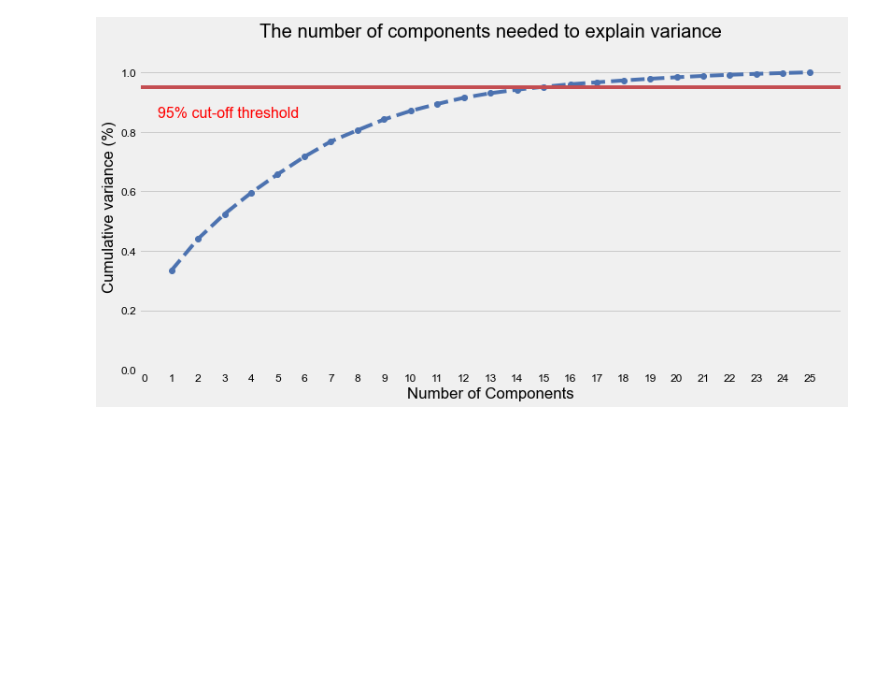
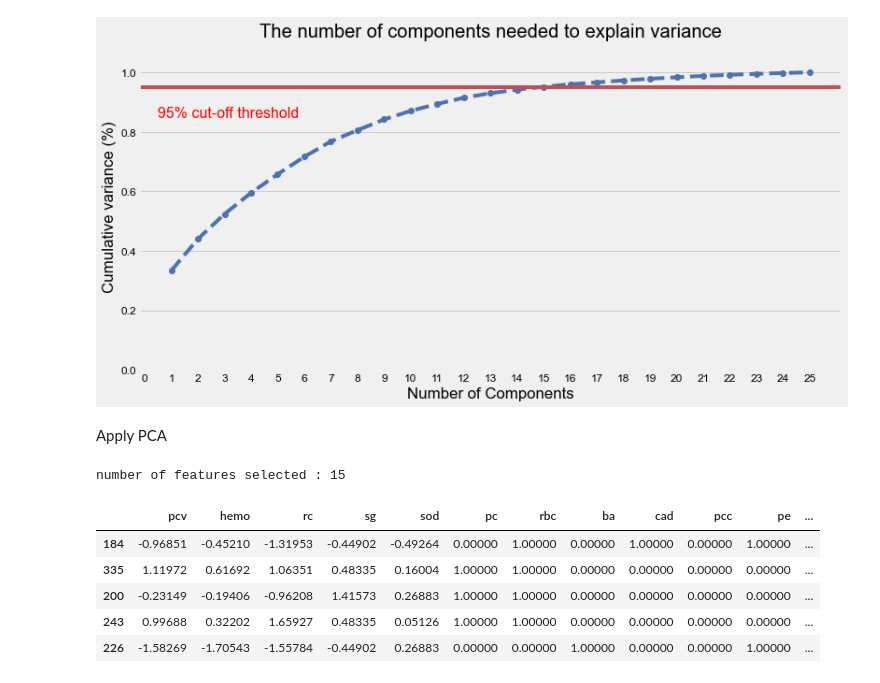
Before and after one commit to ybendou/mini-projet-ml-mce, a Jupyter notebook: explore/explore1.ipynb, the cells around one changed output. Saved outputs shown, nothing was run; the diff lists cells and outputs as text; code cells hidden in the pictures; blank space fills up the shorter version.

```diff
--- a/explore/explore1.ipynb
+++ b/explore/explore1.ipynb
@@ -144,3 +121,18 @@ ax.grid(axis='x')
 plt.show()
 # %% [output]
 [figure]
+# %% [markdown]
+Apply PCA
+# %%
+data_compressed = feature_selection(data,keep_features=False)
+# %% [output]
+number of features selected : 15
+# %%
+data_compressed.sample(5)
+# %% [output]
+|  | pcv | hemo | rc | sg | sod | pc | rbc | ba | cad | pcc | pe | ... |
+| 184 | -0.96851 | -0.45210 | -1.31953 | -0.44902 | -0.49264 | 0.00000 | 1.00000 | 0.00000 | 1.00000 | 0.00000 | 1.00000 | ... |
+| 335 | 1.11972 | 0.61692 | 1.06351 | 0.48335 | 0.16004 | 1.00000 | 1.00000 | 0.00000 | 0.00000 | 0.00000 | 0.00000 | ... |
+| 200 | -0.23149 | -0.19406 | -0.96208 | 1.41573 | 0.26883 | 1.00000 | 1.00000 | 0.00000 | 0.00000 | 0.00000 | 0.00000 | ... |
+| 243 | 0.99688 | 0.32202 | 1.65927 | 0.48335 | 0.05126 | 1.00000 | 1.00000 | 0.00000 | 0.00000 | 0.00000 | 0.00000 | ... |
+| 226 | -1.58269 | -1.70543 | -1.55784 | -0.44902 | 0.26883 | 0.00000 | 0.00000 | 1.00000 | 0.00000 | 0.00000 | 1.00000 | ... |
```
Also changed, not shown: parts of 8 cells of this notebook, 2 other files.
